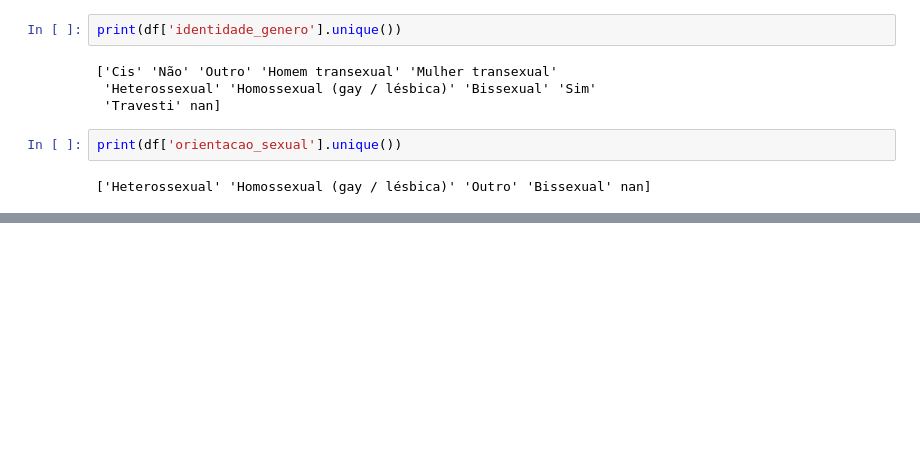
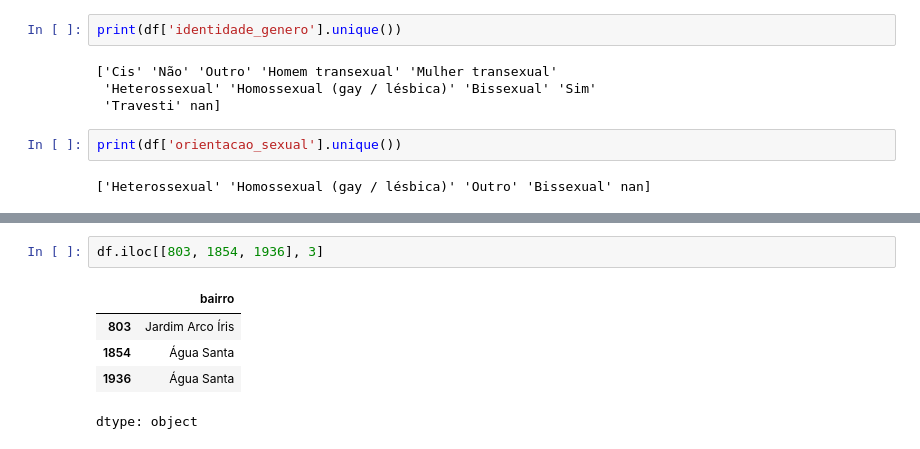
Before and after one commit to DomiAzevedo/Desafio-Cientista-de-Dados, a Jupyter notebook: analise_dados.ipynb, the cells around one changed output, grey strips where cells are left out. Drawn from its saved outputs; the diff is of its cells as text; blank space fills up the shorter version.

```diff
--- a/analise_dados.ipynb
+++ b/analise_dados.ipynb
@@ -144,0 +175,8 @@ O último problema são os valores nulos nas colunas `altura`, `peso`, `pressao_
+# %%
+df.iloc[[803, 1854, 1936], 3]
+# %% [output]
+|  | bairro |
+| 803 | Jardim Arco Íris |
+| 1854 | Água Santa |
+| 1936 | Água Santa |
+dtype: object
```
Also changed, not shown: parts of 12 cells of this notebook, 1 other file.
